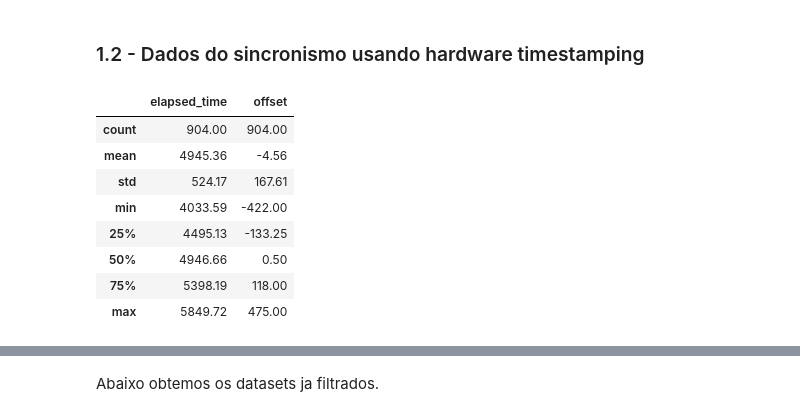
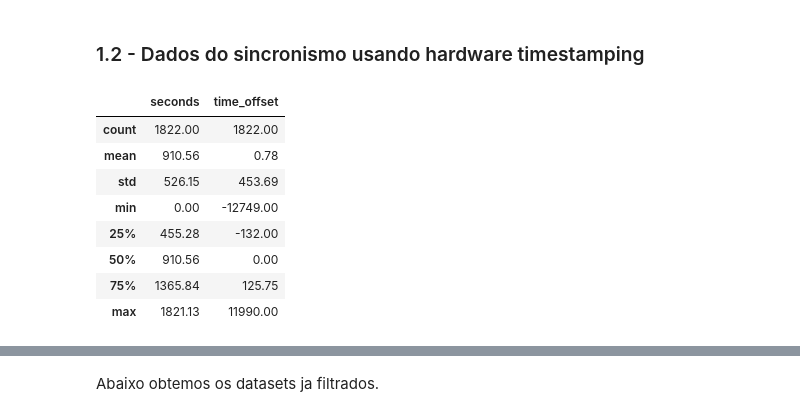
Before and after one commit to jvictorferreira3301/LPTP_Analyzer, a Jupyter notebook: LPTP_Analyzer.ipynb, the cells around one changed output, grey strips where cells are left out. Cells and saved outputs as stored; diff of their text form; code cells hidden in the pictures.

```diff
--- a/LPTP_Analyzer.ipynb
+++ b/LPTP_Analyzer.ipynb
@@ -131,7 +134,9 @@ log_files1 = ['logs/Soft.txt', 'logs/Hard.txt'] # Arquivos de texto contendo o l
 dataframes1 = {}
 
 for log_file in log_files1:
-    dataframes1[log_file] = process_log_file(log_file, offset_pattern, freq_pattern)
+    df = process_log_file(log_file, offset_pattern, freq_pattern)
+    df = df.drop(columns=['frequency_offset'])
+    dataframes1[log_file] = df
 # %% [markdown]
 Dados a leitura e o processamento, agora podemos visualizar os dados de Software e Hardware timestamping
 # %% [markdown]
@@ -152,15 +157,15 @@ df_s_log.describe().round(2)
 # %% [markdown]
 ### 1.2 - Dados do sincronismo usando hardware timestamping
 # %%
-df_h_log = dataframes1['logs/Hard.txt'].drop(columns=['frequency','seconds']) # dataframe da sincronização usando hardware timestamping.
+df_h_log = dataframes1['logs/Hard.txt']# dataframe da sincronização usando hardware timestamping.
 df_h_log.describe().round(2)
 # %% [output]
-|  | elapsed_time | offset |
-| count | 904.00 | 904.00 |
-| mean | 4945.36 | -4.56 |
-| std | 524.17 | 167.61 |
-| min | 4033.59 | -422.00 |
-| 25% | 4495.13 | -133.25 |
-| 50% | 4946.66 | 0.50 |
-| 75% | 5398.19 | 118.00 |
-| max | 5849.72 | 475.00 |
+|  | seconds | time_offset |
+| count | 1822.00 | 1822.00 |
+| mean | 910.56 | 0.78 |
+| std | 526.15 | 453.69 |
+| min | 0.00 | -12749.00 |
+| 25% | 455.28 | -132.00 |
+| 50% | 910.56 | 0.00 |
+| 75% | 1365.84 | 125.75 |
+| max | 1821.13 | 11990.00 |
```
Also changed, not shown: parts of 9 cells of this notebook.
